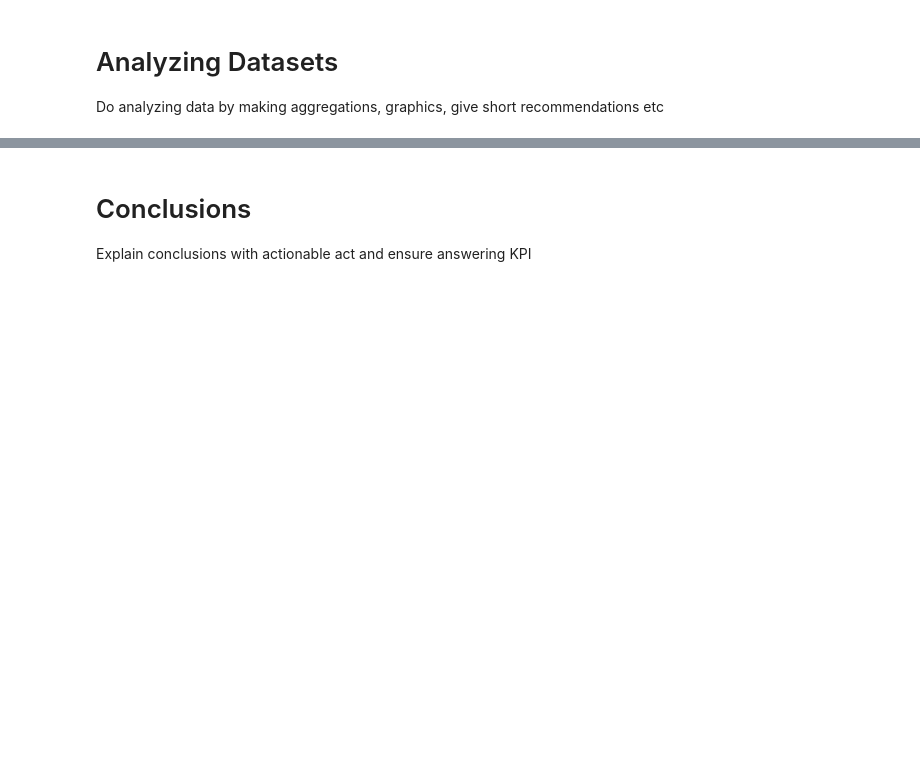
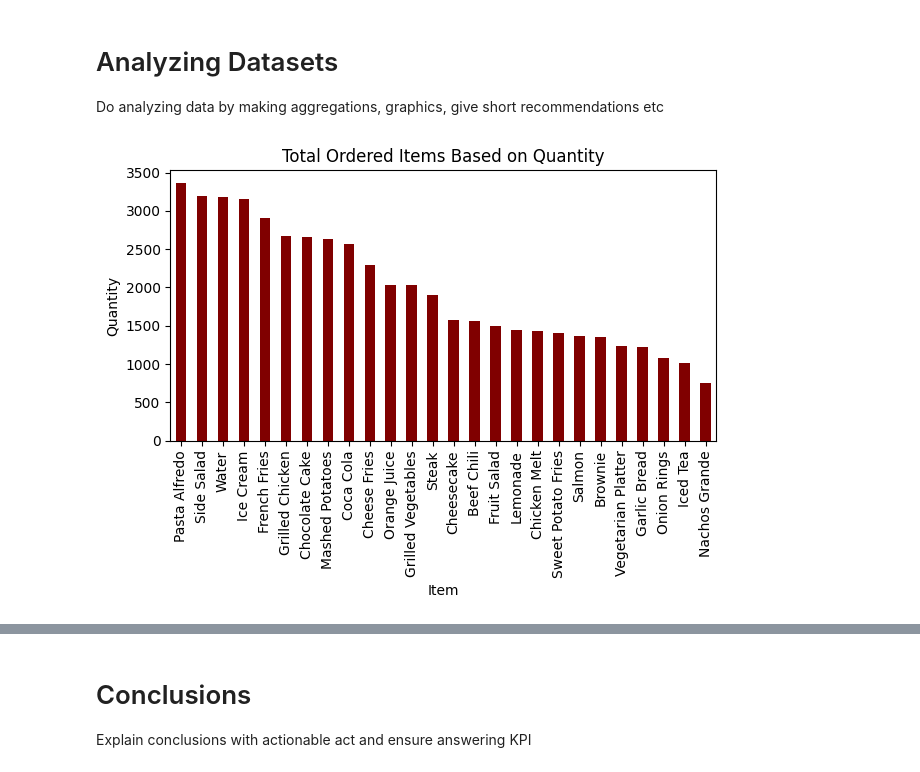
Before and after one commit to graveo-wicaksana/DA_restaurantSales, a Jupyter notebook: DA_restaurantSales.ipynb, the cells around one changed output, grey strips where cells are left out. Drawn from its saved outputs; the diff is of its cells as text; code cells hidden in the pictures; blank space fills up the shorter version.

Commit message:
make graphics for 1st KPI

```diff
--- a/DA_restaurantSales.ipynb
+++ b/DA_restaurantSales.ipynb
@@ -484,0 +509,3 @@ df2_combine_filled_na_items
+# %%
+df2_combine_filled_na_items['Order Date'] = pd.to_datetime(df2_combine_filled_na_items['Order Date'])
+df2_combine_filled_na_items.info()
@@ -485,3 +529,18 @@ df2_combine_filled_na_items
 # %% [markdown]
 # Analyzing Datasets
 Do analyzing data by making aggregations, graphics, give short recommendations etc
+# %%
+#Check themost ordered items by quantity and total transactions
+grouped_quantity = df2_combine_filled_na_items.groupby('Item')['Quantity'].sum().sort_values(ascending=False)
+
+grouped_order_total = df2_combine_filled_na_items.groupby('Item')['Order Total'].sum().sort_values(ascending=False)
+# %%
+grouped_quantity.plot(kind='bar', color='maroon')
+plt.ylabel('Quantity')
+plt.title('Total Ordered Items Based on Quantity')
+
+#tight layout and display chart
+plt.tight_layout()
+plt.show()
+# %% [output]
+[figure, added]
```
Also changed, not shown: parts of 7 cells of this notebook.
